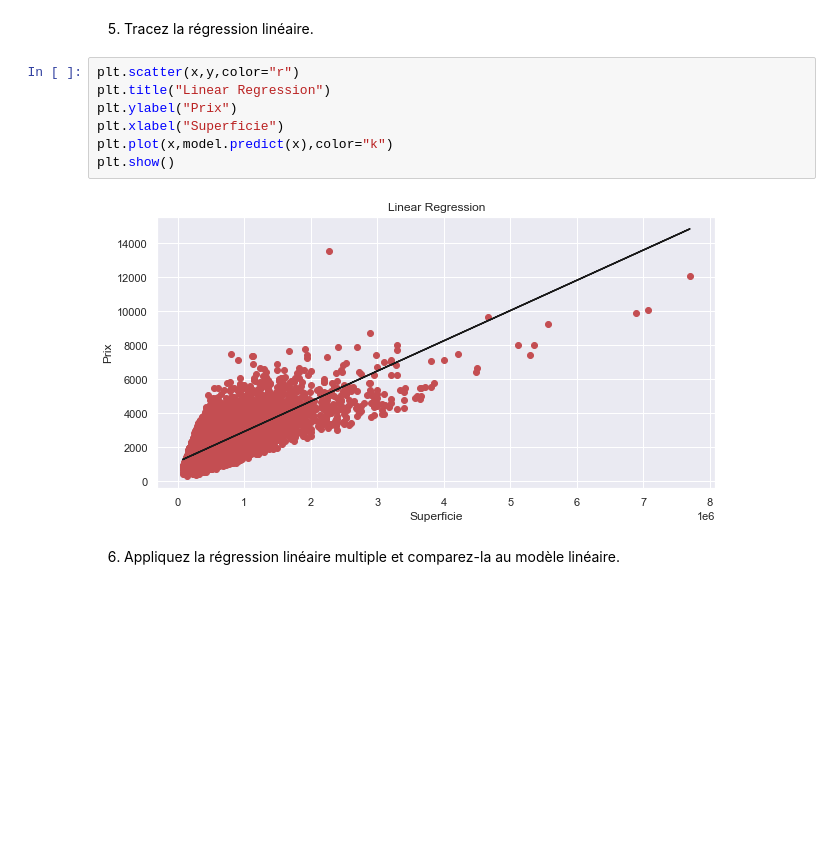
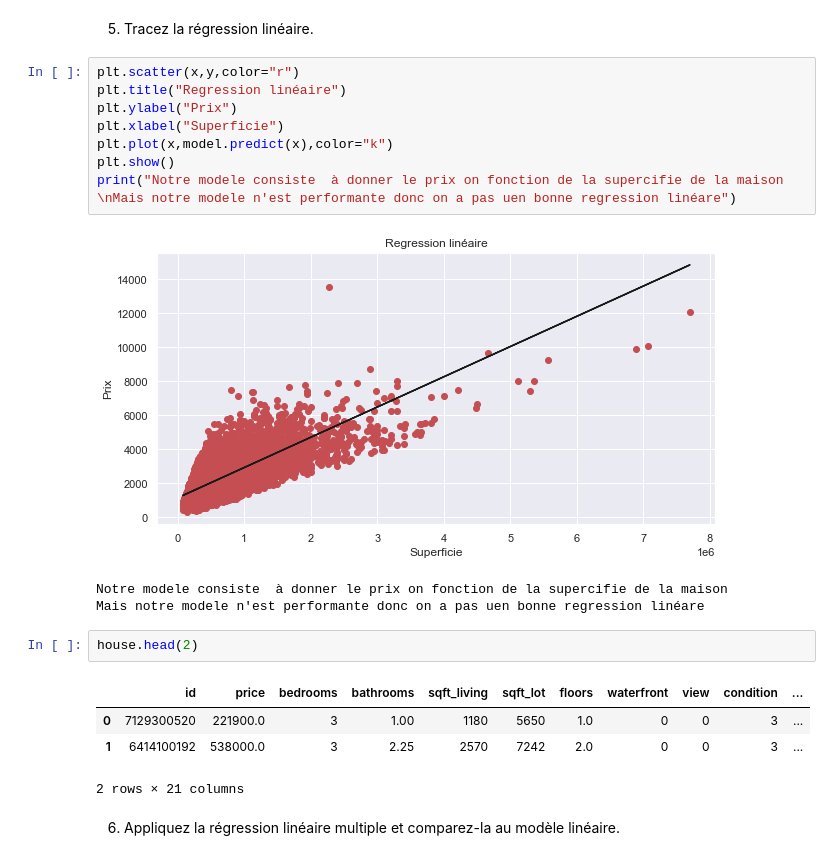
Before and after one commit to Justclemax/Machine_Learning, a Jupyter notebook: house.ipynb, the cells around one changed output. Saved outputs shown, nothing was run; the diff lists cells and outputs as text; blank space fills up the shorter version.

```diff
--- a/house.ipynb
+++ b/house.ipynb
@@ -276,13 +307,23 @@ R squared 0.4888203237472418
 5. Tracez la régression linéaire.
 # %%
 plt.scatter(x,y,color="r")
-plt.title("Linear Regression")
+plt.title("Regression linéaire")
 plt.ylabel("Prix")
 plt.xlabel("Superficie")
 plt.plot(x,model.predict(x),color="k")
 plt.show()
+print("Notre modele consiste  à donner le prix on fonction de la supercifie de la maison \nMais notre modele n'est performante donc on a pas uen bonne regression linéare")
 # %% [output]
 [figure]
+Notre modele consiste  à donner le prix on fonction de la supercifie de la maison
+Mais notre modele n'est performante donc on a pas uen bonne regression linéare
+# %%
+house.head(2)
+# %% [output]
+|  | id | price | bedrooms | bathrooms | sqft_living | sqft_lot | floors | waterfront | view | condition | ... |
+| 0 | 7129300520 | 221900.0 | 3 | 1.00 | 1180 | 5650 | 1.0 | 0 | 0 | 3 | ... |
+| 1 | 6414100192 | 538000.0 | 3 | 2.25 | 2570 | 7242 | 2.0 | 0 | 0 | 3 | ... |
+2 rows × 21 columns
 # %% [markdown]
 6. Appliquez la régression linéaire multiple et comparez-la au modèle linéaire.
 # %%
```
Also changed, not shown: parts of 17 cells of this notebook.
